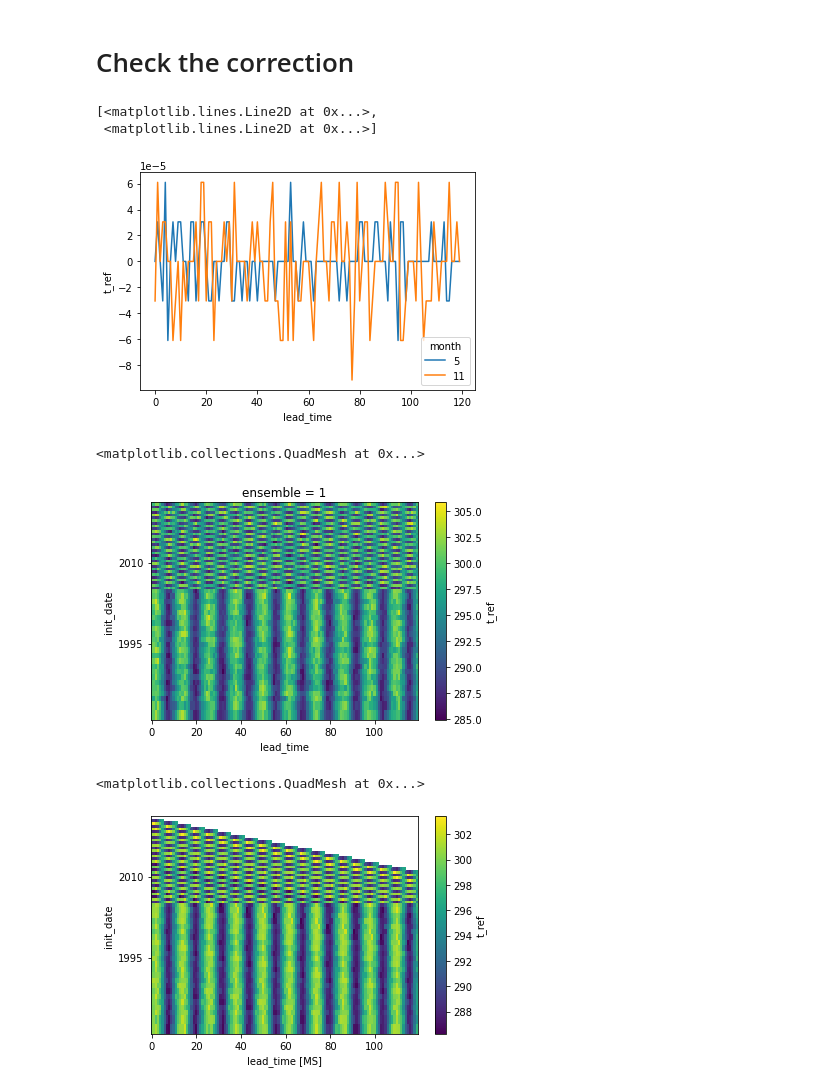
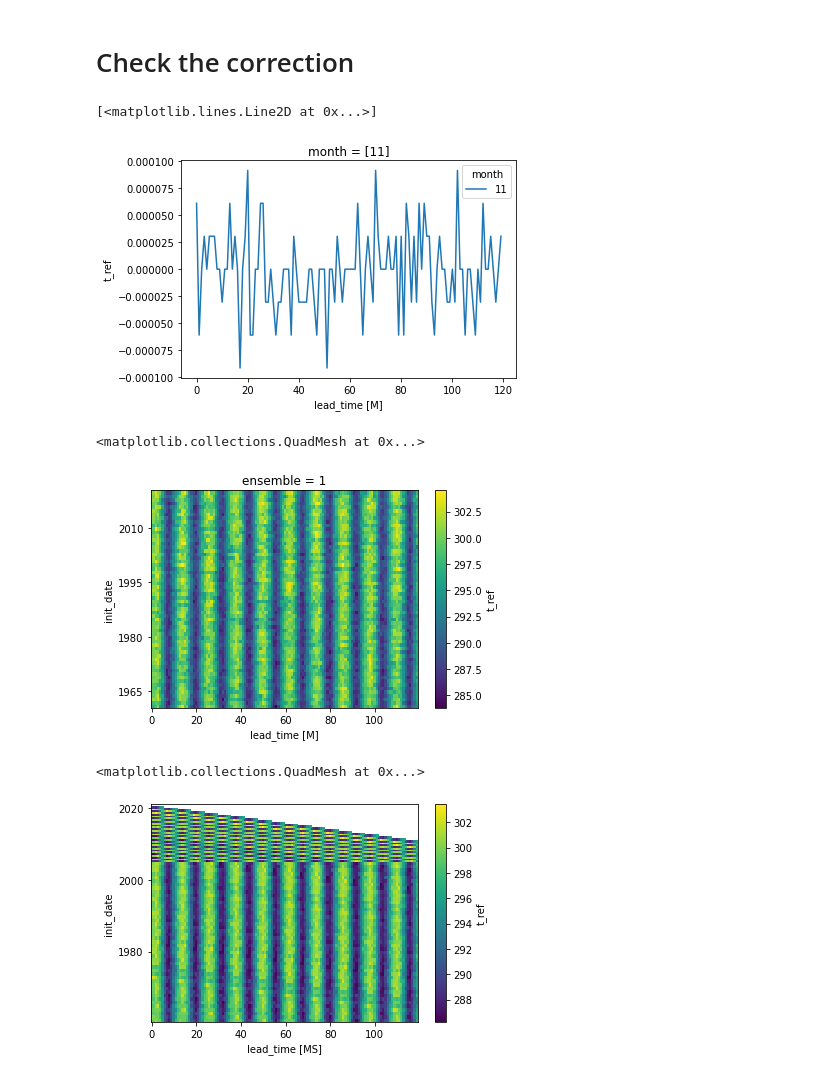
Before and after one commit to dougiesquire/hydro_tasmania, a Jupyter notebook: 2020/0.2_bias_correct.ipynb, the cells around one changed output. Drawn from its saved outputs; the diff is of its cells as text; code cells hidden in the pictures.

```diff
--- a/2020/0.2_bias_correct.ipynb
+++ b/2020/0.2_bias_correct.ipynb
@@ -108,22 +74,22 @@ time
 # %% [markdown]
 # Check the correction
 # %%
-fcst = my.open_zarr('data/f6_t_ref_AUS.zarr.zip')['t_ref']
-obsv = my.open_zarr('data/jra55_t_ref_AUS.zarr.zip')['t_ref']
+fcst = my.open_zarr('data/f5_t_ref_AUS.zarr.zip')
+obsv = my.open_zarr('data/jra55_t_ref_AUS.zarr.zip')
 # %%
-my.get_bias(fcst, obsv, CLIM_PERIOD,
+period = eval(fcst.attrs['bias_correction_period'])
+my.get_bias(fcst['t_ref'], obsv['t_ref'], period,
             method='additive').plot.line(x='lead_time')
 # %% [output]
-[<matplotlib.lines.Line2D at 0x...>,
- <matplotlib.lines.Line2D at 0x...>]
+[<matplotlib.lines.Line2D at 0x...>]
-[figure, old version]
+[figure, new version]
 # %%
-fcst.isel(ensemble=0).plot()
+fcst['t_ref'].isel(ensemble=0).plot()
 # %% [output]
 <matplotlib.collections.QuadMesh at 0x...>
-[figure, old version]
+[figure, new version]
 # %%
-obsv.plot()
+obsv['t_ref'].plot()
 # %% [output]
 <matplotlib.collections.QuadMesh at 0x...>
-[figure, old version]
+[figure, new version]
```
Also changed, not shown: parts of 3 cells of this notebook, 3 other files.
